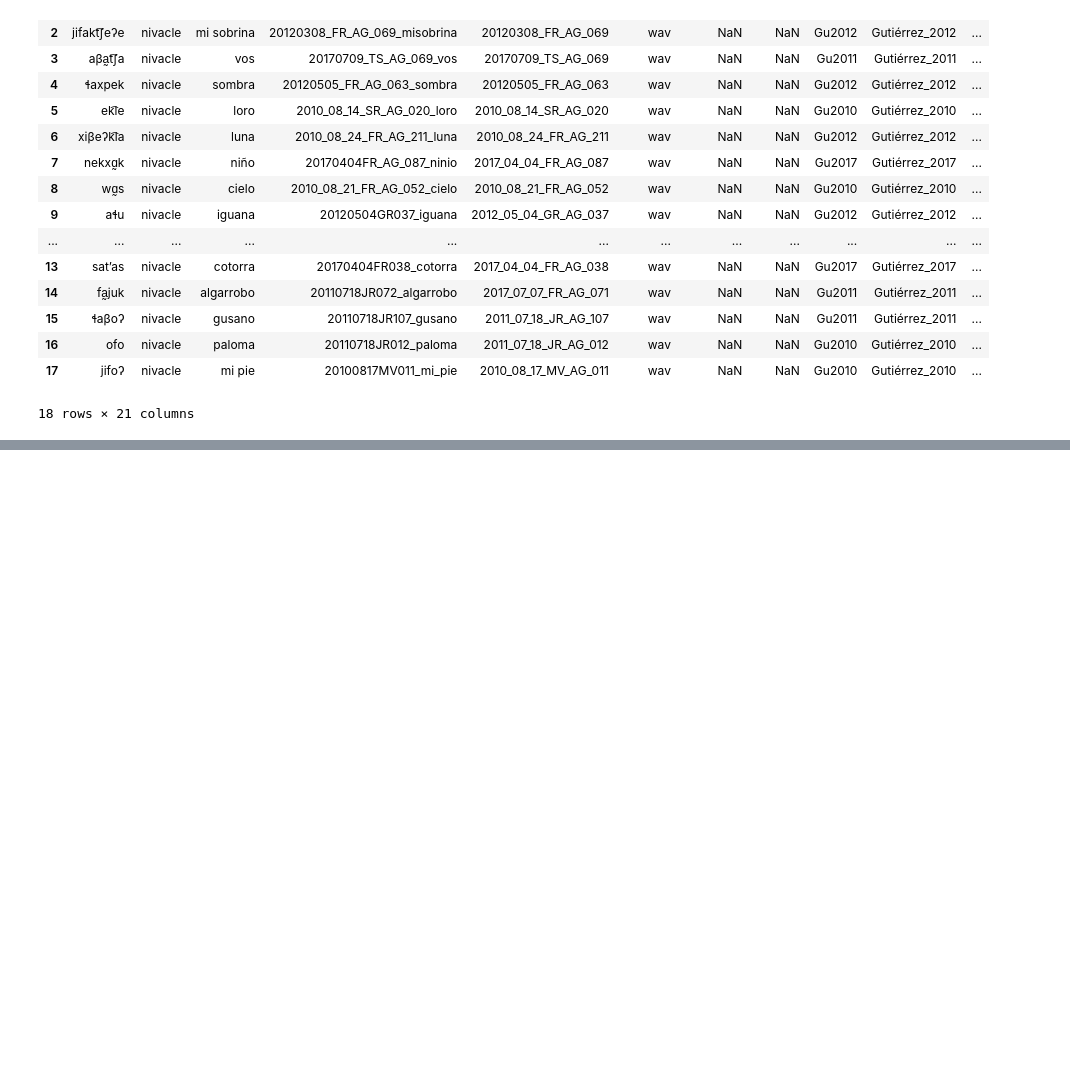
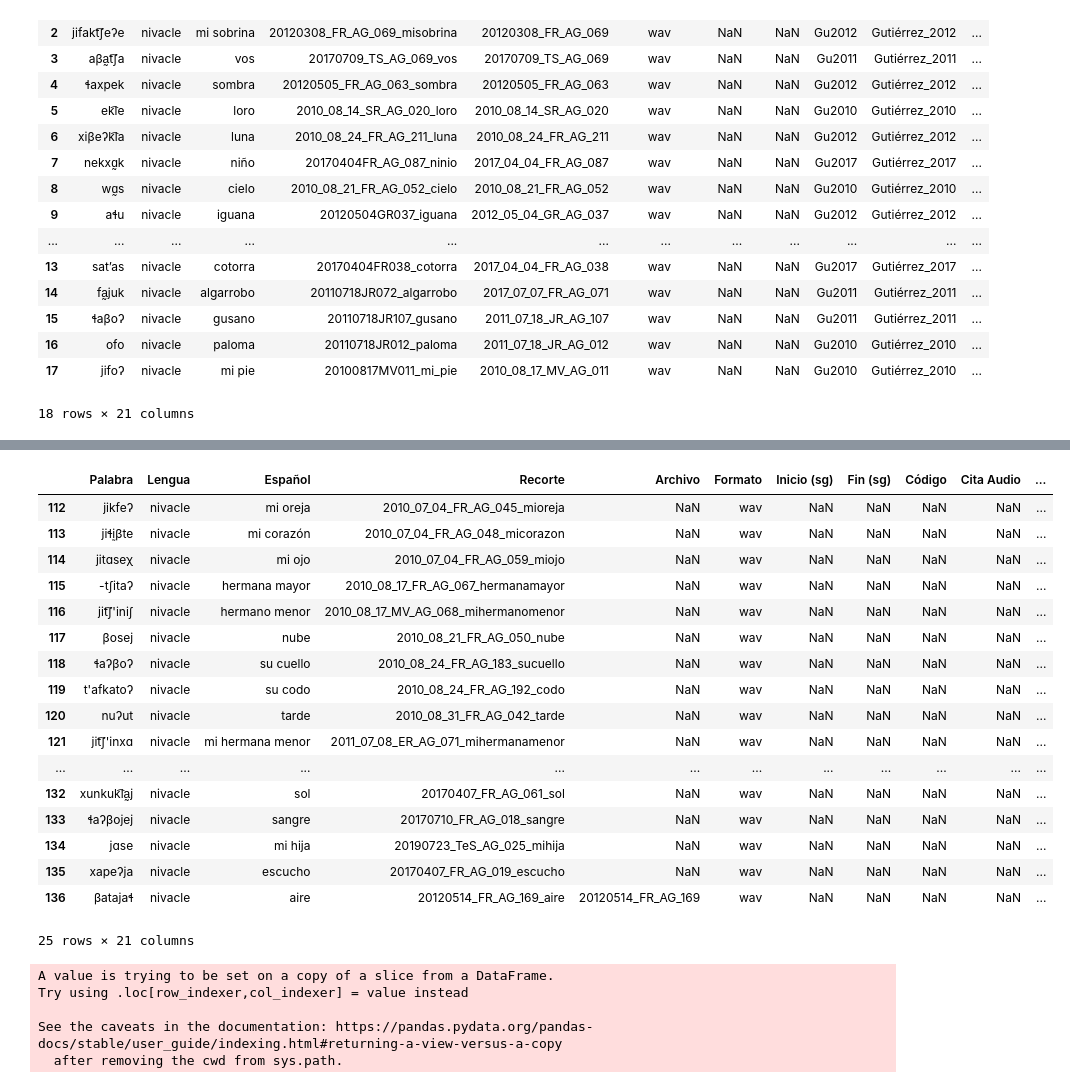
Before and after one commit to nidiah/PICT-2020, a Jupyter notebook: update-nivacle-words.ipynb, the cells around one changed output, grey strips where cells are left out. Cells and saved outputs as stored; diff of their text form; code cells hidden in the pictures; blank space fills up the shorter version.

```diff
--- a/update-nivacle-words.ipynb
+++ b/update-nivacle-words.ipynb
@@ -117,0 +124,22 @@ nivacle_select.to_csv("nivacle_nuevas.csv", index=False)
+# %%
+## 26 oct
+comun_audio[112:]
+# %% [output]
+|  | Palabra | Lengua | Español | Recorte | Archivo | Formato | Inicio (sg) | Fin (sg) | Código | Cita Audio | ... |
+| 112 | jikfeʔ | nivacle | mi oreja | 2010_07_04_FR_AG_045_mioreja | NaN | wav | NaN | NaN | NaN | NaN | ... |
+| 113 | jiɬḭβte | nivacle | mi corazón | 2010_07_04_FR_AG_048_micorazon | NaN | wav | NaN | NaN | NaN | NaN | ... |
+| 114 | jitɑseχ | nivacle | mi ojo | 2010_07_04_FR_AG_059_miojo | NaN | wav | NaN | NaN | NaN | NaN | ... |
+| 115 | -tʃitaʔ | nivacle | hermana mayor | 2010_08_17_FR_AG_067_hermanamayor | NaN | wav | NaN | NaN | NaN | NaN | ... |
+| 116 | jit͡ʃ'iniʃ | nivacle | hermano menor | 2010_08_17_MV_AG_068_mihermanomenor | NaN | wav | NaN | NaN | NaN | NaN | ... |
+| 117 | βosej | nivacle | nube | 2010_08_21_FR_AG_050_nube | NaN | wav | NaN | NaN | NaN | NaN | ... |
+| 118 | ɬaʔβoʔ | nivacle | su cuello | 2010_08_24_FR_AG_183_sucuello | NaN | wav | NaN | NaN | NaN | NaN | ... |
+| 119 | t'afkatoʔ | nivacle | su codo | 2010_08_24_FR_AG_192_codo | NaN | wav | NaN | NaN | NaN | NaN | ... |
+| 120 | nuʔut | nivacle | tarde | 2010_08_31_FR_AG_042_tarde | NaN | wav | NaN | NaN | NaN | NaN | ... |
+| 121 | jit͡ʃ'inxɑ | nivacle | mi hermana menor | 2011_07_08_ER_AG_071_mihermanamenor | NaN | wav | NaN | NaN | NaN | NaN | ... |
+| ... | ... | ... | ... | ... | ... | ... | ... | ... | ... | ... | ... |
+| 132 | xunkuk͡la̰j | nivacle | sol | 20170407_FR_AG_061_sol | NaN | wav | NaN | NaN | NaN | NaN | ... |
+| 133 | ɬaʔβojej | nivacle | sangre | 20170710_FR_AG_018_sangre | NaN | wav | NaN | NaN | NaN | NaN | ... |
+| 134 | jɑse | nivacle | mi hija | 20190723_TeS_AG_025_mihija | NaN | wav | NaN | NaN | NaN | NaN | ... |
+| 135 | xapeʔja | nivacle | escucho | 20170407_FR_AG_019_escucho | NaN | wav | NaN | NaN | NaN | NaN | ... |
+| 136 | βatajaɬ | nivacle | aire | 20120514_FR_AG_169_aire | 20120514_FR_AG_169 | wav | NaN | NaN | NaN | NaN | ... |
+25 rows × 21 columns
@@ -117,0 +148,11 @@ nivacle_select.to_csv("nivacle_nuevas.csv", index=False)
+# %%
+def norm(s):
+    return s.rsplit('_', 1)[0]#.replace('AG', '').replace('_', '')
+
+nuevas_niv['Archivo'] = nuevas_niv['Recorte'].map(norm)
+# %% [output]
+A value is trying to be set on a copy of a slice from a DataFrame.
+Try using .loc[row_indexer,col_indexer] = value instead
+
+See the caveats in the documentation: https://pandas.pydata.org/pandas-docs/stable/user_guide/indexing.html#returning-a-view-versus-a-copy
+  after removing the cwd from sys.path.
```
Also changed, not shown: parts of 7 cells of this notebook.
